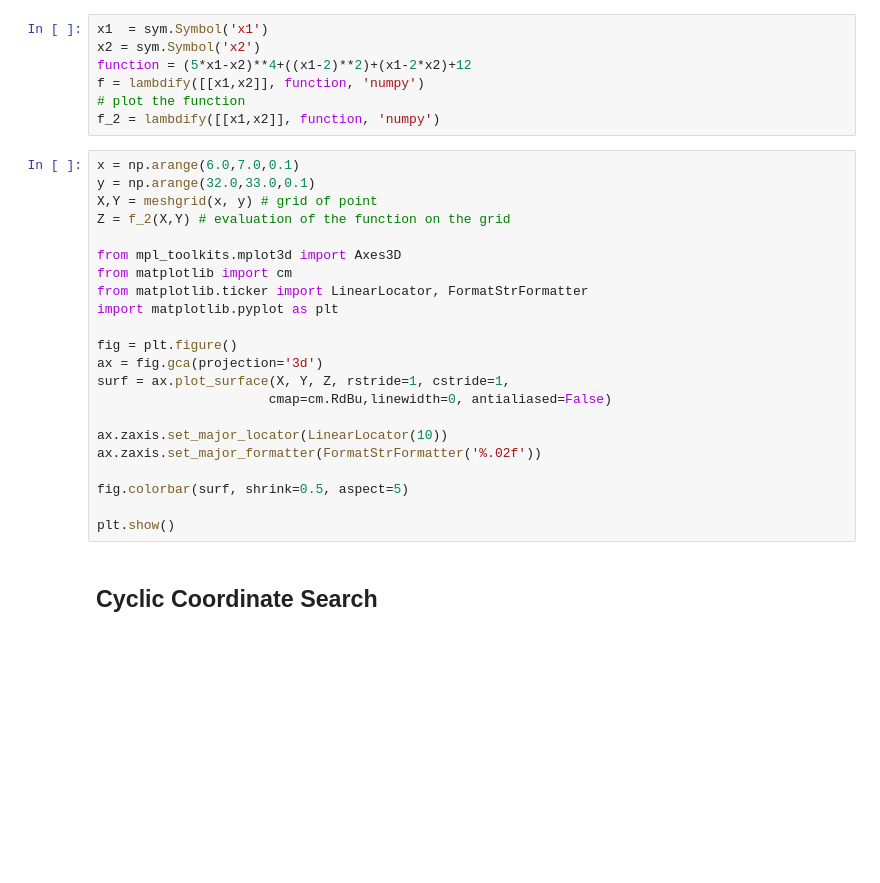
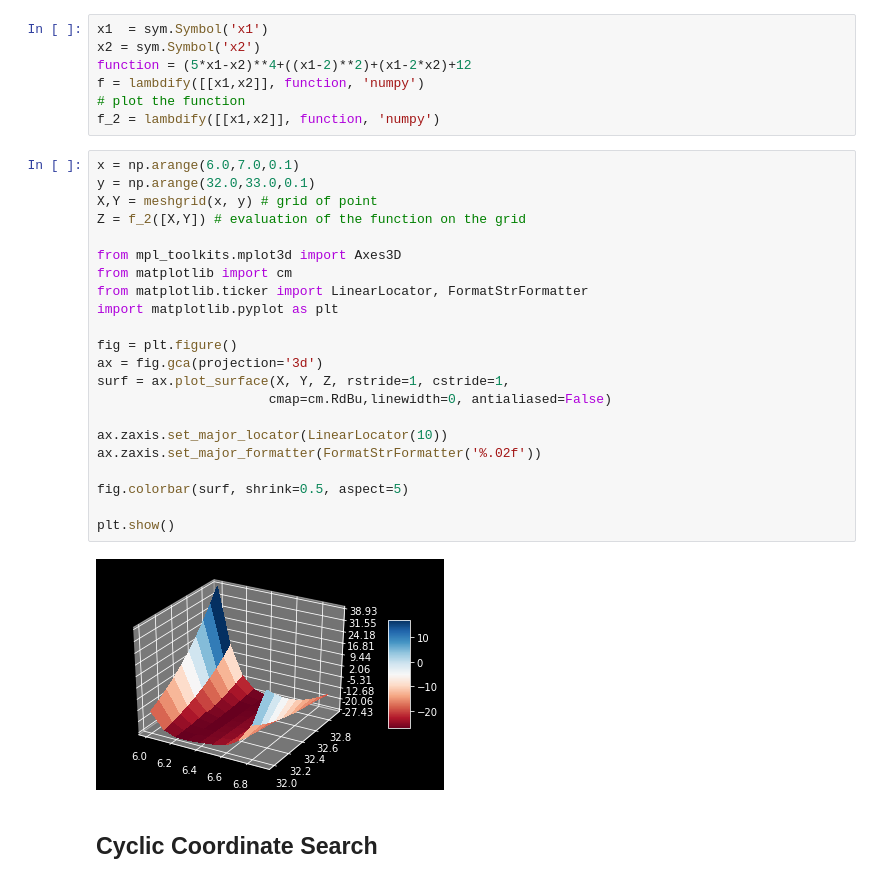
Before and after one commit to akinelden/ie440-homework3, a Jupyter notebook: HW3.ipynb, the cells around one changed output. Saved outputs shown, nothing was run; the diff lists cells and outputs as text; blank space fills up the shorter version.

```diff
--- a/HW3.ipynb
+++ b/HW3.ipynb
@@ -18,25 +18,27 @@ f_2 = lambdify([[x1,x2]], function, 'numpy')
 # %%
 x = np.arange(6.0,7.0,0.1)
 y = np.arange(32.0,33.0,0.1)
 X,Y = meshgrid(x, y) # grid of point
-Z = f_2(X,Y) # evaluation of the function on the grid
+Z = f_2([X,Y]) # evaluation of the function on the grid
 
 from mpl_toolkits.mplot3d import Axes3D
 from matplotlib import cm
 from matplotlib.ticker import LinearLocator, FormatStrFormatter
 import matplotlib.pyplot as plt
 
 fig = plt.figure()
 ax = fig.gca(projection='3d')
 surf = ax.plot_surface(X, Y, Z, rstride=1, cstride=1,
                       cmap=cm.RdBu,linewidth=0, antialiased=False)
 
 ax.zaxis.set_major_locator(LinearLocator(10))
 ax.zaxis.set_major_formatter(FormatStrFormatter('%.02f'))
 
 fig.colorbar(surf, shrink=0.5, aspect=5)
 
 plt.show()
+# %% [output]
+[figure, added]
 # %% [markdown]
 ## Cyclic Coordinate Search
 # %%
```
Also changed, not shown: parts of 2 cells of this notebook.
